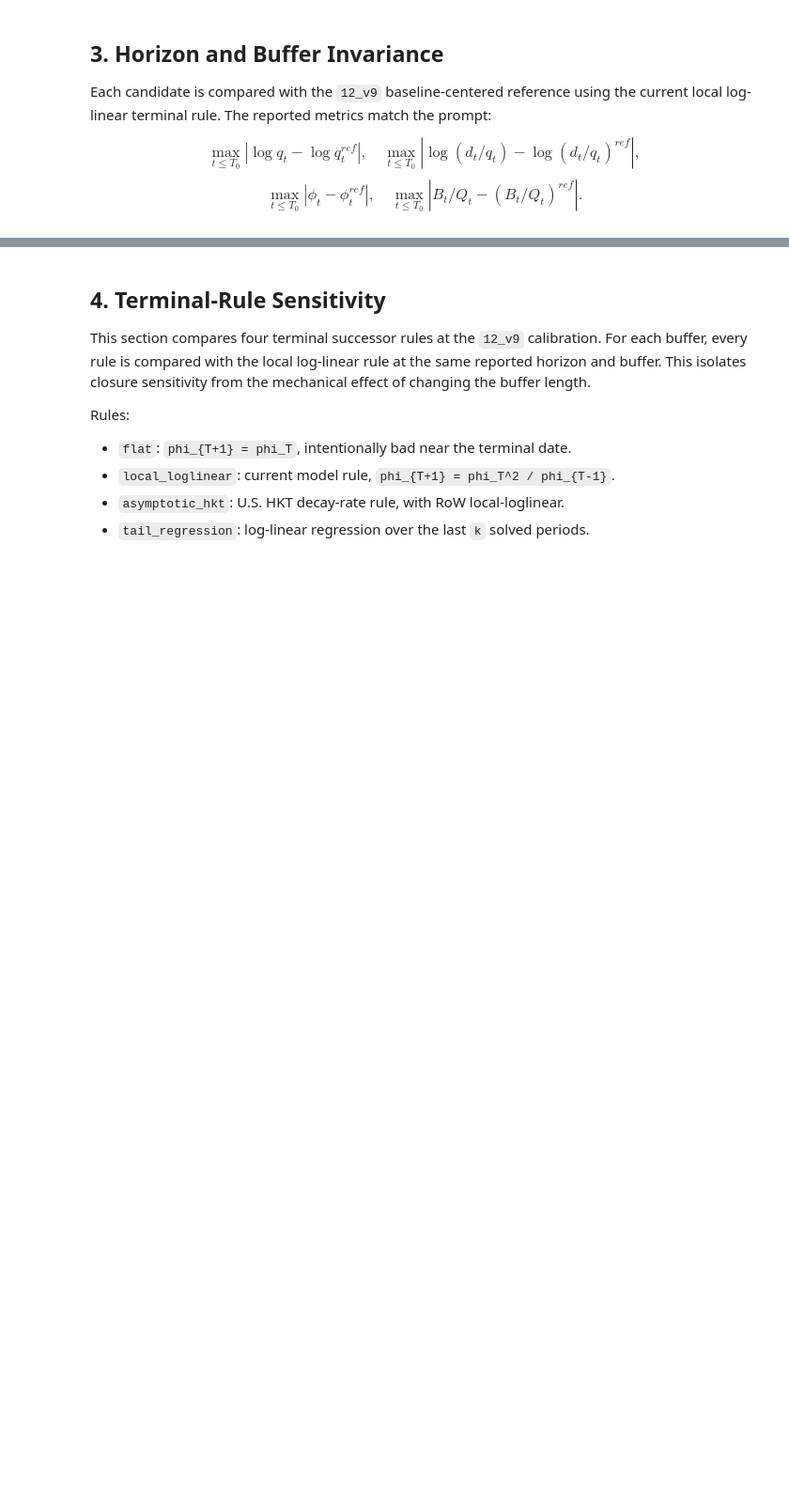
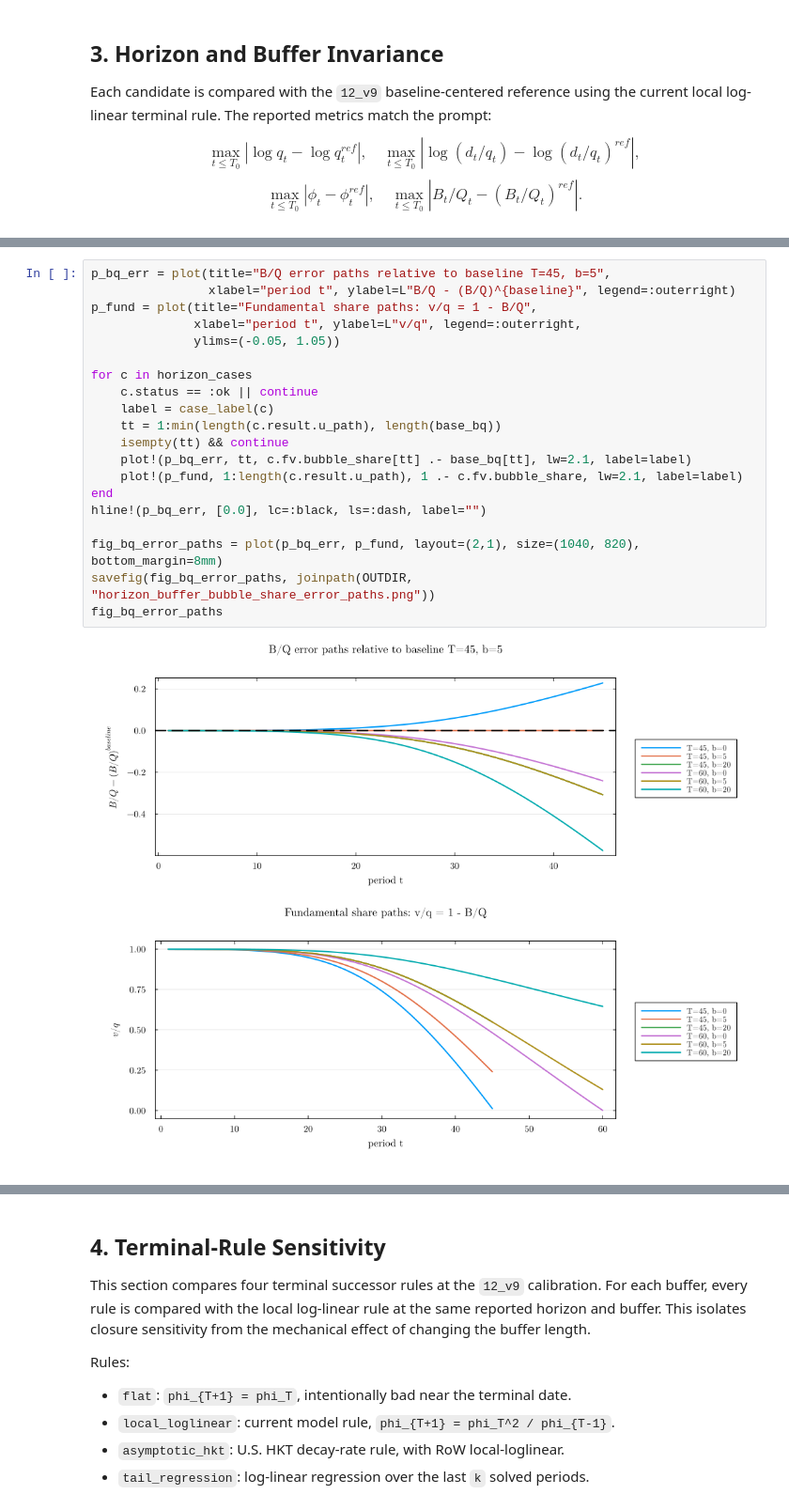
Before and after one commit to Cheng-Jipeng/Open_HKT, a Jupyter notebook: Two_country_production/13_v9_approximation_error_in_tails_analysis.ipynb, the cells around one changed output, grey strips where cells are left out. Shown at 94% size. Cells and saved outputs as stored; diff of their text form; blank space fills up the shorter version.

```diff
--- a/Two_country_production/13_v9_approximation_error_in_tails_analysis.ipynb
+++ b/Two_country_production/13_v9_approximation_error_in_tails_analysis.ipynb
@@ -437,0 +574,22 @@ fig_horizon
+# %%
+p_bq_err = plot(title="B/Q error paths relative to baseline T=45, b=5",
+                xlabel="period t", ylabel=L"B/Q - (B/Q)^{baseline}", legend=:outerright)
+p_fund = plot(title="Fundamental share paths: v/q = 1 - B/Q",
+              xlabel="period t", ylabel=L"v/q", legend=:outerright,
+              ylims=(-0.05, 1.05))
+
+for c in horizon_cases
+    c.status == :ok || continue
+    label = case_label(c)
+    tt = 1:min(length(c.result.u_path), length(base_bq))
+    isempty(tt) && continue
+    plot!(p_bq_err, tt, c.fv.bubble_share[tt] .- base_bq[tt], lw=2.1, label=label)
+    plot!(p_fund, 1:length(c.result.u_path), 1 .- c.fv.bubble_share, lw=2.1, label=label)
+end
+hline!(p_bq_err, [0.0], lc=:black, ls=:dash, label="")
+
+fig_bq_error_paths = plot(p_bq_err, p_fund, layout=(2,1), size=(1040, 820), bottom_margin=8mm)
+savefig(fig_bq_error_paths, joinpath(OUTDIR, "horizon_buffer_bubble_share_error_paths.png"))
+fig_bq_error_paths
+# %% [output]
+[figure, added]
```
Also changed, not shown: parts of 15 cells of this notebook, 45 other files.
